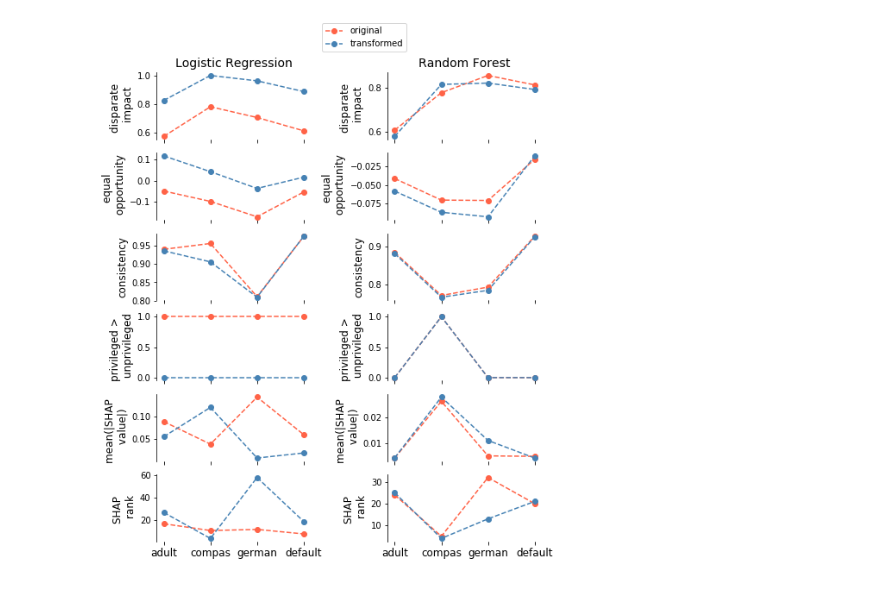
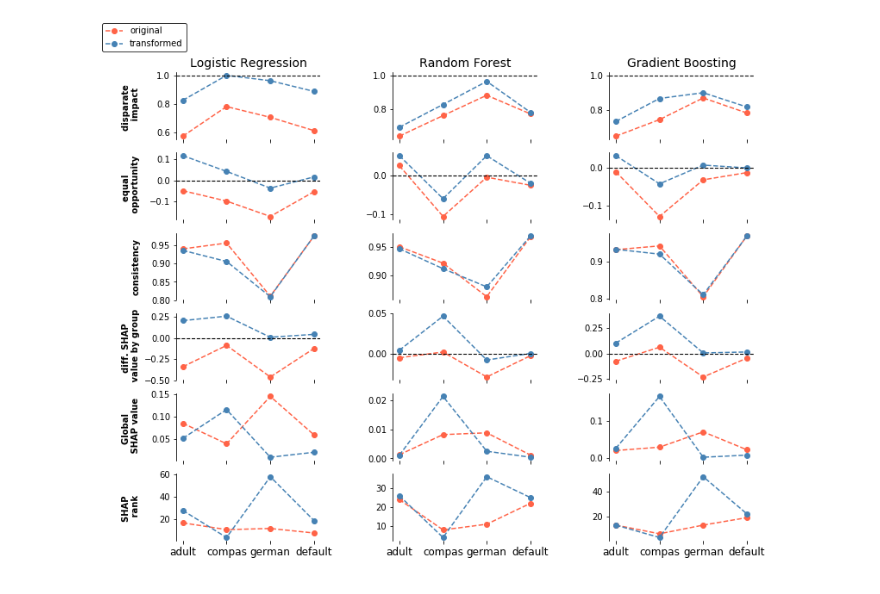
Before and after one commit to cesarojuliana/feature_importance_fairness, a Jupyter notebook: Results Analysis.ipynb, the cells around one changed output. Saved outputs shown, nothing was run; the diff lists cells and outputs as text; code cells hidden in the pictures.

```diff
--- a/Results Analysis.ipynb
+++ b/Results Analysis.ipynb
@@ -14,10 +16,6 @@ res_german = pd.read_csv(path + 'resultado_german.csv')
 res_german.drop('Unnamed: 0', axis=1, inplace=True)
 res_default = pd.read_csv(path + 'resultado_default.csv')
 res_default.drop('Unnamed: 0', axis=1, inplace=True)
-# %%
-res_compas['dataset'] = 'compas'
-res_german['dataset'] = 'german'
-res_default['dataset'] = 'default'
 # %%
 res_completo = res_adult.append(res_compas).append(res_german).append(res_default)
 res_completo
@@ -46,4 +44,3 @@ res_completo['new_name'] = res_completo.apply(lambda row: row['dataset'] + '_' +
                                               row['name_exp'].split('_')[0], axis=1)
 res_completo['mean_dif'] = res_completo.apply(lambda row: row['mean_unpriv'] -
                                               row['mean_priv'], axis=1)
-res_completo['disp_impact_bin'] = 1 - res_completo['1_disp_impact_bin']
@@ -59,0 +79,11 @@ def remove_axis_left(ax):
+# %%
+def remove_axis_full(ax):
+    ax.spines["top"].set_visible(False)
+    ax.spines["right"].set_visible(False)
+    ax.spines["left"].set_visible(False)
+    ax.spines["bottom"].set_visible(False)
+
+def remove_axis(ax):
+    ax.spines["top"].set_visible(False)
+    ax.spines["right"].set_visible(False)
+    ax.spines["bottom"].set_visible(False)
@@ -69,49 +138,79 @@ df_orig_rf = res_completo[(res_completo['data'] == 'orig') &
                           (res_completo['model'] == 'rf')]
 df_transf_rf = res_completo[(res_completo['data'] == 'transf') &
                             (res_completo['model'] == 'rf')]
+df_orig_gbm = res_completo[(res_completo['data'] == 'orig') &
+                          (res_completo['model'] == 'gbm')]
+df_transf_gbm = res_completo[(res_completo['data'] == 'transf') &
+                            (res_completo['model'] == 'gbm')]
 name2title = {'acc_test': 'accuracy',
               'disp_impact_bin': 'disparate \n impact',
               'equal_opport': 'equal \n opportunity',
               'entropy_index': 'gen. entropy index',
-              'feat_imp': 'mean(|SHAP  \n value|)',
-              'mean_dif': 'difference feature value',
+              'feat_imp': 'Global \n SHAP value',#'mean(|SHAP  \n value|)',
+              'mean_dif': 'diff. SHAP \n value by group',
               'shap_rank': 'SHAP \n rank',
               'mean_difference': 'mean_difference',
              'false_discovery_rate': 'false_discovery_rate',
              'priv_greater_unpriv': 'privileged > \n unprivileged',
              'acc_test': 'acc_test',
              'consistency': 'consistency'}
-fig, axes = pl.subplots(nrows=6, ncols=2, figsize=(8, 10), sharex=True)#, sharey=True)
+fig, axes = pl.subplots(nrows=6, ncols=3, figsize=(12, 10), sharex=True)#, sharey=True)
 fig.subplots_adjust(left=None, bottom=None, right=None, top=None, wspace=0.5, hspace=None)
 
-columns = ['disp_impact_bin', 'equal_opport', 'consistency', 'priv_greater_unpriv', 'feat_imp', 'shap_rank']
+columns = ['disp_impact_bin', 'equal_opport', 'consistency', 'mean_dif', 'feat_imp', 'shap_rank']
 for i, col in enumerate(columns):
     df_orig_lr.plot(x='new_name', y=col, color='tomato', style='--o', ax=axes[i,0],
                  legend=False, grid=False)
     df_transf_lr.plot(x='new_name', y=col, color='steelblue', style='--o', ax=axes[i,0],
                    legend=False, grid=False)
-    axes[i,0].set_ylabel(name2title[col], fontsize=12)
+    if col in ['mean_dif', 'equal_opport']:
+        axes[i, 0].axhline(y=0, color='k', linestyle='--', linewidth=1.1)
+    elif col == 'disp_impact_bin':
+        axes[i, 0].axhline(y=1, color='k', linestyle='--', linewidth=1.1)
+    axes[i,0].set_ylabel(name2title[col], fontsize=10, fontweight='bold')
+    axes[i,0].yaxis.set_label_coords(-0.25, 0.5)
     axes[i,0].set_facecolor('xkcd:white')
-    remove_axis_rigth(axes[i,0])
+    remove_axis(axes[i,0])
 
 for i, col in enumerate(columns):
     df_orig_rf.plot(x='new_name', y=col, color='tomato', style='--o', ax=axes[i,1],
                  legend=False, grid=False)
     df_transf_rf.plot(x='new_name', y=col, color='steelblue', style='--o', ax=axes[i,1],
                    legend=False, grid=False)
-    axes[i,1].set_ylabel(name2title[col], fontsize=12)
+#     axes[i,1].set_ylabel(name2title[col], fontsize=11)
+    if col in ['mean_dif', 'equal_opport']:
+        axes[i, 1].axhline(y=0, color='k', linestyle='--', linewidth=1.1)
+    elif col == 'disp_impact_bin':
+        axes[i, 1].axhline(y=1, color='k', linestyle='--', linewidth=1.1)
     axes[i,1].set_facecolor('xkcd:white')
-    remove_axis_left(axes[i,1])
+    remove_axis(axes[i,1])
+
+for i, col in enumerate(columns):
+    df_orig_gbm.plot(x='new_name', y=col, color='tomato', style='--o', ax=axes[i,2],
+                 legend=False, grid=False)
+    df_transf_gbm.plot(x='new_name', y=col, color='steelblue', style='--o', ax=axes[i,2],
+                   legend=False, grid=False)
+    if col in ['mean_dif', 'equal_opport']:
+        axes[i, 2].axhline(y=0, color='k', linestyle='--', linewidth=1.1)
+    elif col == 'disp_impact_bin':
+        axes[i, 2].axhline(y=1, color='k', linestyle='--', linewidth=1.1)
+#     axes[i,2].set_ylabel(name2title[col], fontsize=11)
+    axes[i,2].set_facecolor('xkcd:white')
+    remove_axis(axes[i,2])
 
 axes[0,0].set_title('Logistic Regression', fontsize=14)
 axes[0,1].set_title('Random Forest', fontsize=14)
+axes[0,2].set_title('Gradient Boosting', fontsize=14)
 pl.xlabel(' ')
 axes[5,0].set_xlabel(' ')
+axes[5,1].set_xlabel(' ')
 pl.xticks(x, my_xticks, fontsize=12)
-pl.legend(['original', 'transformed'], bbox_to_anchor=(0.15,7.8))
+legend = pl.legend(['original', 'transformed'], bbox_to_anchor=(-2.9,7.8))#, frameon=False)
+legend.get_frame().set_edgecolor('k')
 fig.patch.set_facecolor('w')
 axes[5,0].tick_params(axis='x', which='major', labelsize=12)
+axes[5,1].tick_params(axis='x', which='major', labelsize=12)
 
-pl.savefig(path+'res_final.png')
+pl.savefig(path+'res_final.png', bbox_inches='tight')
 # %% [output]
-[figure, old version]
+[figure, new version]
```
Also changed, not shown: parts of 9 cells of this notebook, 5 other files.
